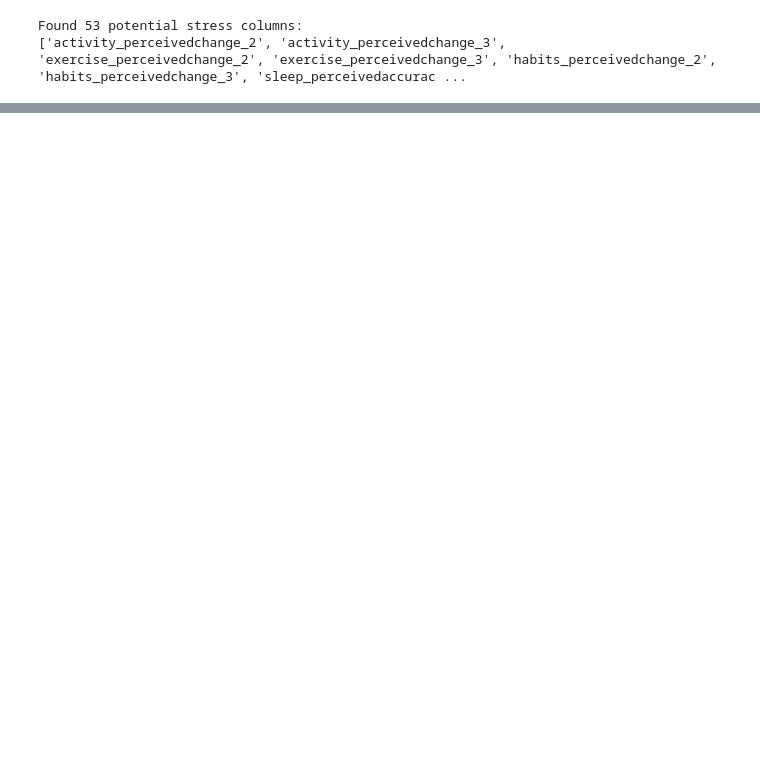
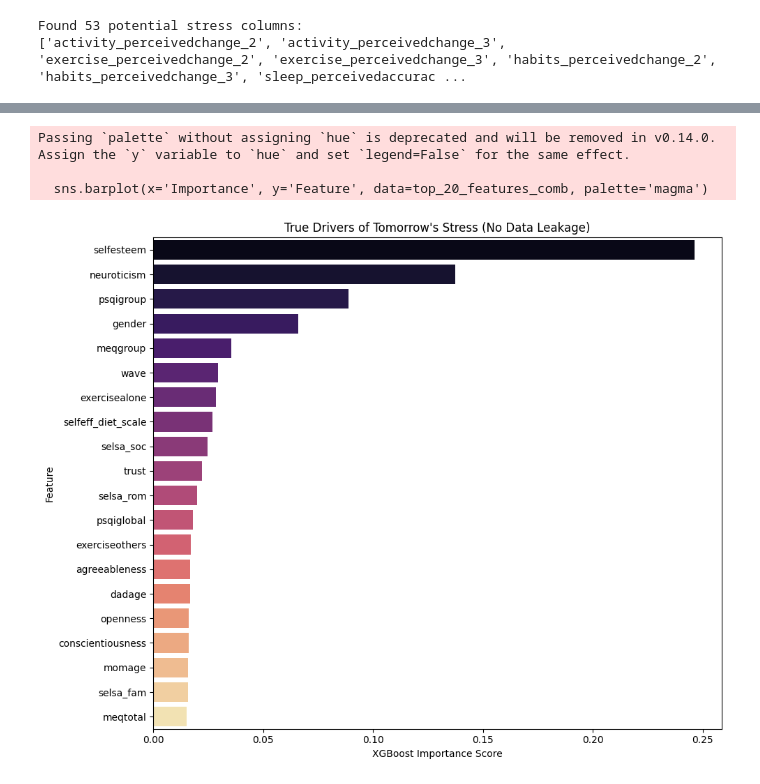
Before and after one commit to zhudiana/wearable-stress-model, a Jupyter notebook: notebooks/experiment2.ipynb, the cells around one changed output, grey strips where cells are left out. Saved outputs shown, nothing was run; the diff lists cells and outputs as text; code cells hidden in the pictures; blank space fills up the shorter version.

Commit message:
experiment 2

```diff
--- a/notebooks/experiment2.ipynb
+++ b/notebooks/experiment2.ipynb
@@ -618,0 +627,20 @@ ValueError: You are trying to merge on str and int64 columns for key 'egoid'. If
+# %%
+from sklearn.experimental import enable_iterative_imputer
+from sklearn.impute import IterativeImputer
+
+# 1. Create a copy to hold our final, fully imputed survey data
+survey_fully_imputed = survey_long_with_stress.copy()
+
+# 2. Define the columns to use (everything strictly numeric, hiding 'egoid')
+cols_to_impute = [c for c in survey_long_with_stress.columns if c != 'egoid']
+
+# 3. Initialize the MICE imputer
+mice_imputer = IterativeImputer(max_iter=10, random_state=42)
+
+# 4. Fit and transform the data (this might take a few seconds)
+survey_fully_imputed[cols_to_impute] = mice_imputer.fit_transform(survey_long_with_stress[cols_to_impute])
+
+# 5. Verify the imputation worked
+print(f"Total missing in 'stress' after MICE: {survey_fully_imputed['stress'].isnull().sum()}")
+print("\nStress counts per wave (post-imputation):")
+print(survey_fully_imputed.groupby('wave')['stress'].count())
@@ -618,0 +1035,30 @@ ValueError: You are trying to merge on str and int64 columns for key 'egoid'. If
+# %%
+import matplotlib.pyplot as plt
+import seaborn as sns
+import pandas as pd
+
+# 1. Extract importances from your newly trained, honest Combined model
+importances_comb = xgb_comb.feature_importances_
+
+# 2. Create a DataFrame mapping the clean features to their importance scores
+feature_imp_comb_df = pd.DataFrame({
+    'Feature': X_combined.columns,
+    'Importance': importances_comb
+})
+
+# 3. Sort and grab the top 20 most influential features
+top_20_features_comb = feature_imp_comb_df.sort_values(by='Importance', ascending=False).head(20)
+
+# 4. Build the visualization
+plt.figure(figsize=(10, 8))
+# Using the 'magma' color palette this time to distinguish it from the old leaky chart
+sns.barplot(x='Importance', y='Feature', data=top_20_features_comb, palette='magma')
+plt.title("True Drivers of Tomorrow's Stress (No Data Leakage)")
+plt.xlabel("XGBoost Importance Score")
+plt.tight_layout()
+plt.show()
+# %% [output]
+Passing `palette` without assigning `hue` is deprecated and will be removed in v0.14.0. Assign the `y` variable to `hue` and set `legend=False` for the same effect.
+
+  sns.barplot(x='Importance', y='Feature', data=top_20_features_comb, palette='magma')
+[figure, added]
```
Also changed, not shown: parts of 37 cells of this notebook.
